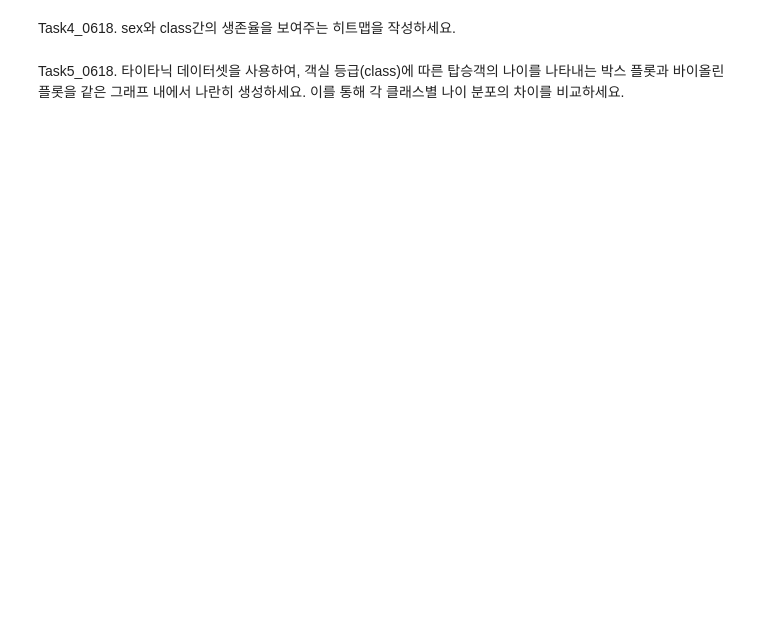
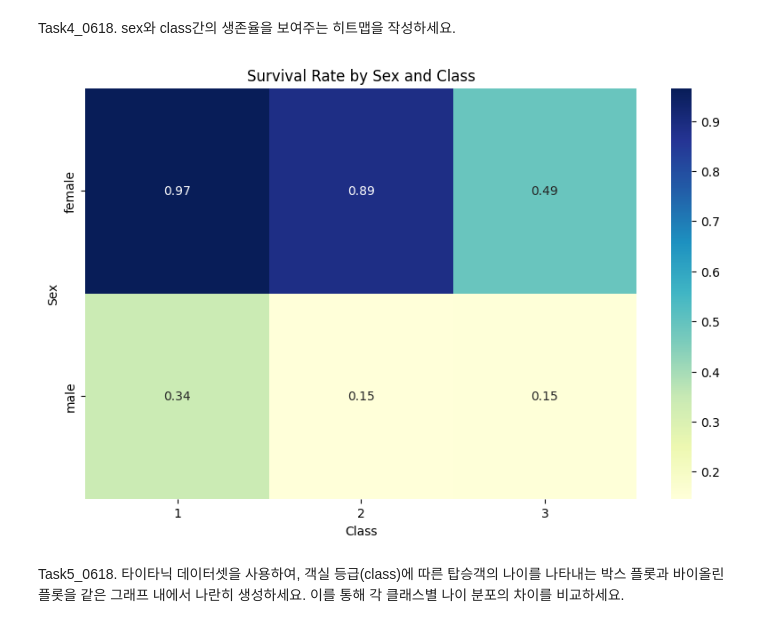
Before and after one commit to windyday0622/windyday, a Jupyter notebook: m3_분석 라이브러리/ 과제_240618.ipynb, the cells around one changed output. Saved outputs shown, nothing was run; the diff lists cells and outputs as text; code cells hidden in the pictures; blank space fills up the shorter version.

```diff
--- a/m3_분석 라이브러리/ 과제_240618.ipynb
+++ b/m3_분석 라이브러리/ 과제_240618.ipynb
@@ -9,4 +91,21 @@ Task3_0618. 펭귄 데이터셋을 사용하여, 각 종별로 섬(island)별
 # %% [markdown]
 Task4_0618. sex와 class간의 생존율을 보여주는 히트맵을 작성하세요.
+# %%
+import pandas as pd
+import seaborn as sns
+import matplotlib.pyplot as plt
+
+titanic = pd.read_csv("/content/titanic3.csv")
+
+pivot_table = titanic.pivot_table('survived', index='sex', columns='pclass', aggfunc='mean')
+
+plt.figure(figsize=(10, 6))
+sns.heatmap(pivot_table, annot=True, cmap='YlGnBu', fmt=".2f")
+plt.title("Survival Rate by Sex and Class")
+plt.xlabel("Class")
+plt.ylabel("Sex")
+plt.show()
+# %% [output]
+[figure, added]
 # %% [markdown]
 Task5_0618. 타이타닉 데이터셋을 사용하여, 객실 등급(class)에 따른 탑승객의 나이를 나타내는 박스 플롯과 바이올린 플롯을 같은 그래프 내에서 나란히 생성하세요. 이를 통해 각 클래스별 나이 분포의 차이를 비교하세요.
```
Also changed, not shown: parts of 4 cells of this notebook.
